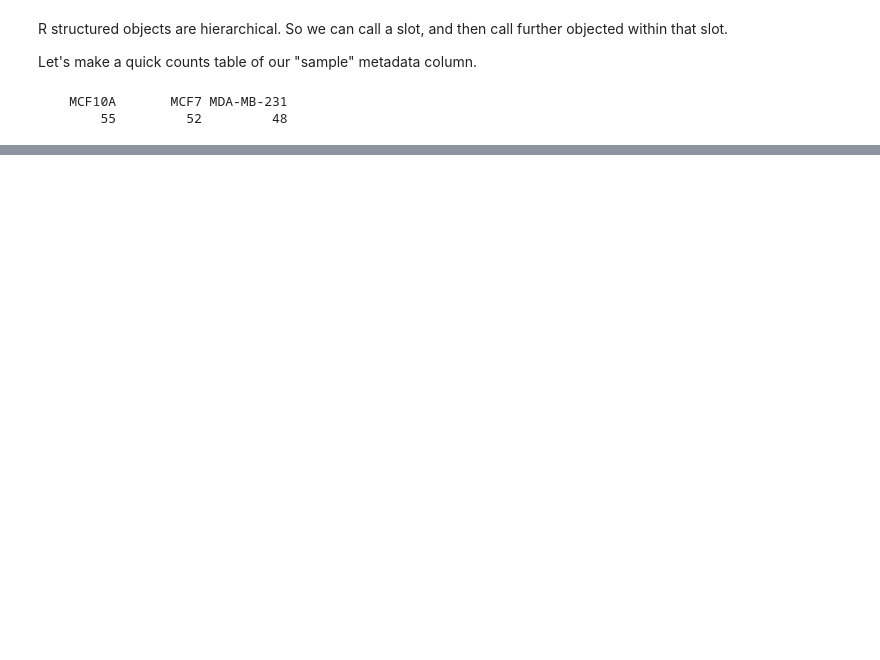
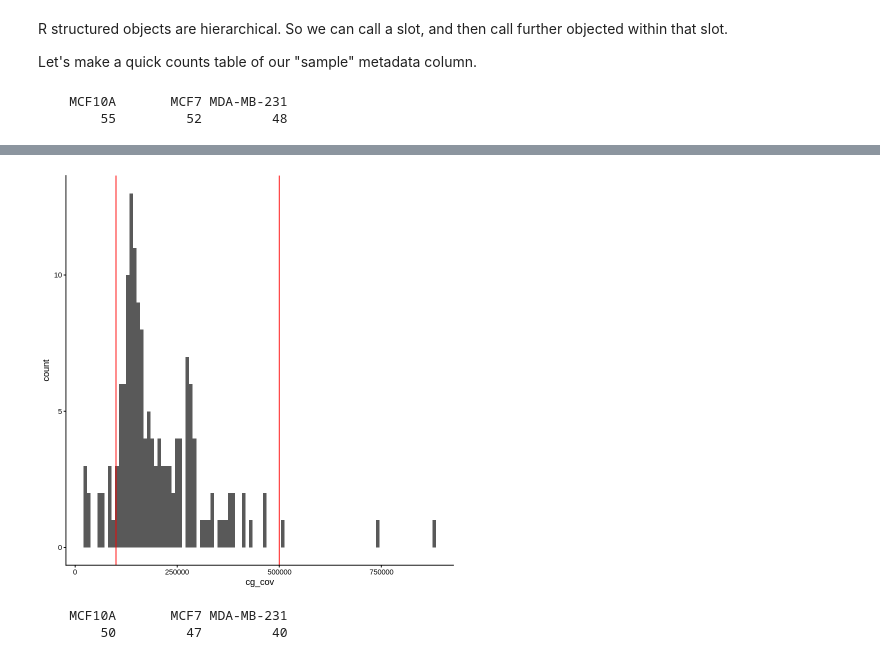
Before and after one commit to mulqueenr/DSWG_MethylationWorkshop, a Jupyter notebook: DSWG_Methylation.ipynb, the cells around one changed output, grey strips where cells are left out. Saved outputs shown, nothing was run; the diff lists cells and outputs as text; code cells hidden in the pictures; blank space fills up the shorter version.

```diff
--- a/DSWG_Methylation.ipynb
+++ b/DSWG_Methylation.ipynb
@@ -169,0 +184,16 @@ ggplot(obj@metadata, aes(x = cov)) + geom_histogram(bins = 10) + theme_classic()
+# %%
+ggplot(obj@metadata, aes(x = cg_cov)) + geom_histogram(bins = 100) + theme_classic() + geom_vline(xintercept=c(100000,500000),color="red")
+# %% [output]
+[figure, added]
+# %%
+#first we make a list of cells that are within the thresholds
+cells_pass_qc<-row.names(obj@metadata[which(obj@metadata$cg_cov>100000 & obj@metadata$cg_cov<500000),])
+
+#then we use the subset Object function to keep only passing cells
+obj<-subsetObject(obj,cells=cells_pass_qc)
+
+#a final check of cell counts per sample
+table(obj@metadata$sample)
+# %% [output]
+    MCF10A       MCF7 MDA-MB-231
+        50         47         40
```
Also changed, not shown: parts of 35 cells of this notebook.
